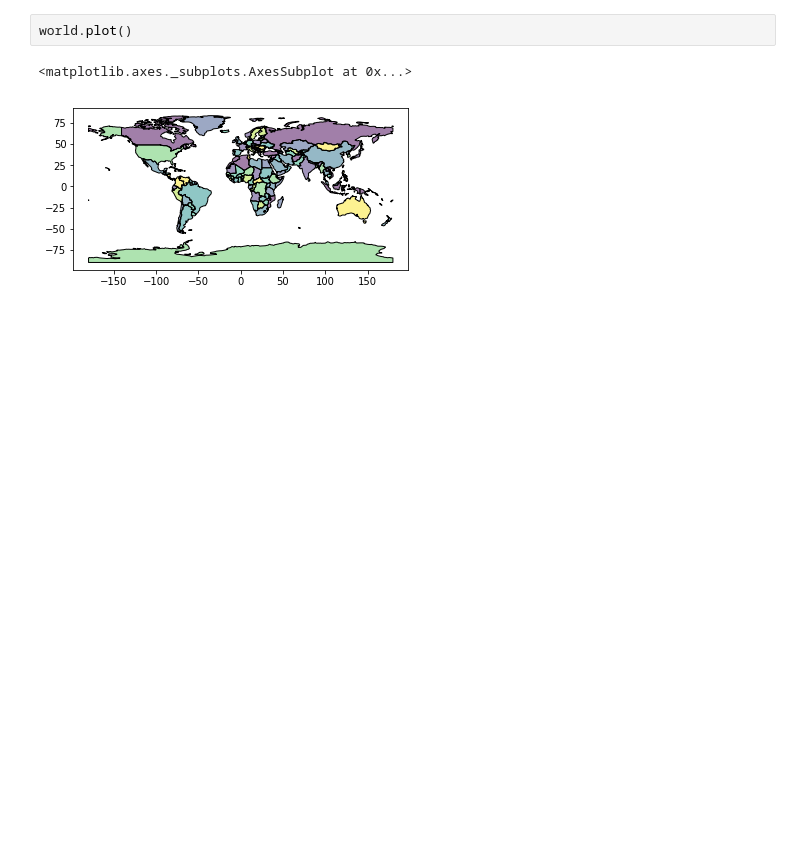
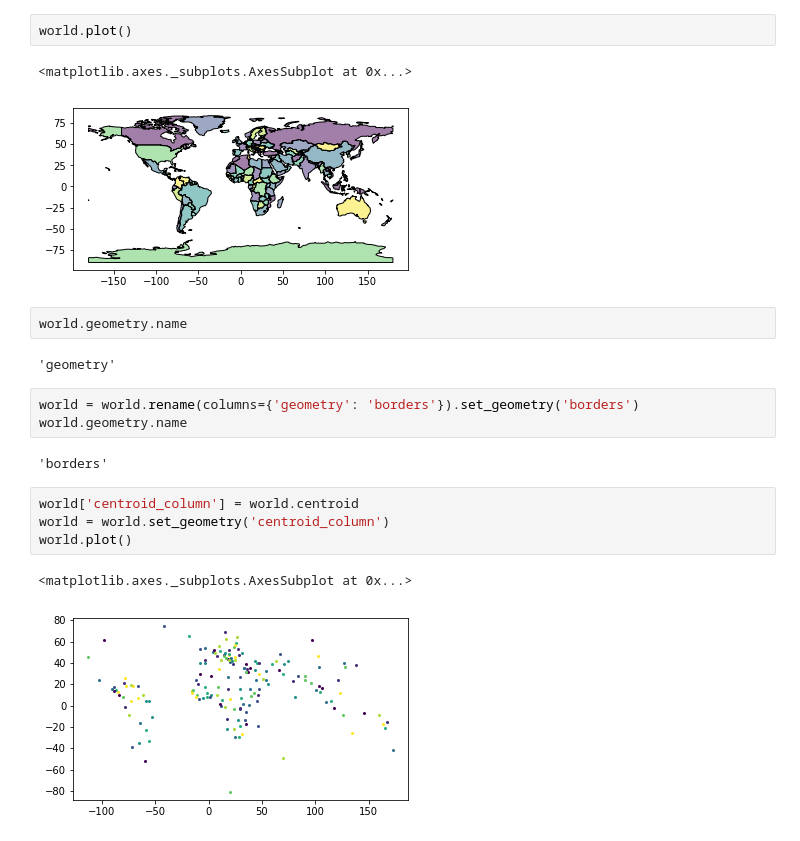
Before and after one commit to fjcamillo/Learn-GeoPandas, a Jupyter notebook: project_files/GeoPandas.ipynb, the cells around one changed output. Saved outputs shown, nothing was run; the diff lists cells and outputs as text; blank space fills up the shorter version.

Commit message:
added centroids

```diff
--- a/project_files/GeoPandas.ipynb
+++ b/project_files/GeoPandas.ipynb
@@ -22,3 +22,19 @@ world.plot()
 # %% [output]
 <matplotlib.axes._subplots.AxesSubplot at 0x...>
 [figure]
+# %%
+world.geometry.name
+# %% [output]
+'geometry'
+# %%
+world = world.rename(columns={'geometry': 'borders'}).set_geometry('borders')
+world.geometry.name
+# %% [output]
+'borders'
+# %%
+world['centroid_column'] = world.centroid
+world = world.set_geometry('centroid_column')
+world.plot()
+# %% [output]
+<matplotlib.axes._subplots.AxesSubplot at 0x...>
+[figure, added]
```
